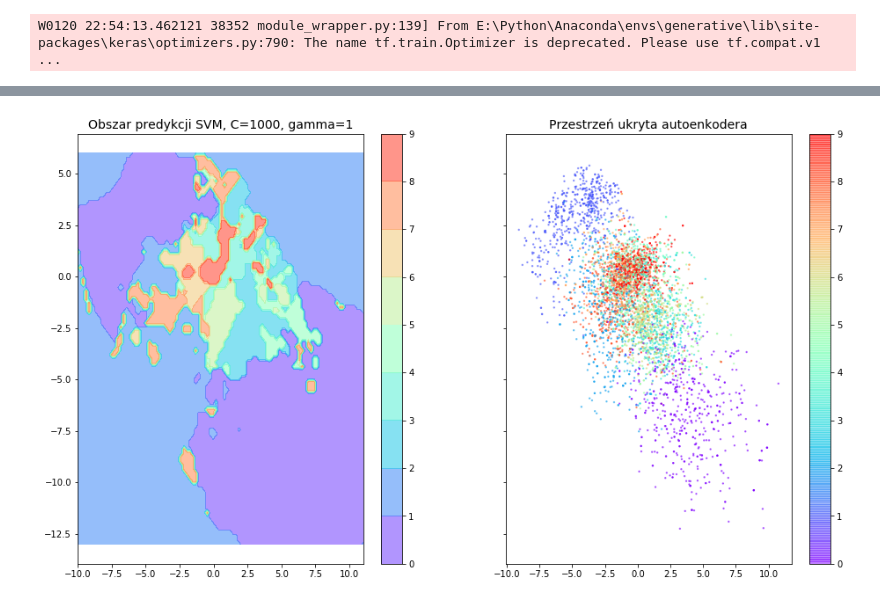
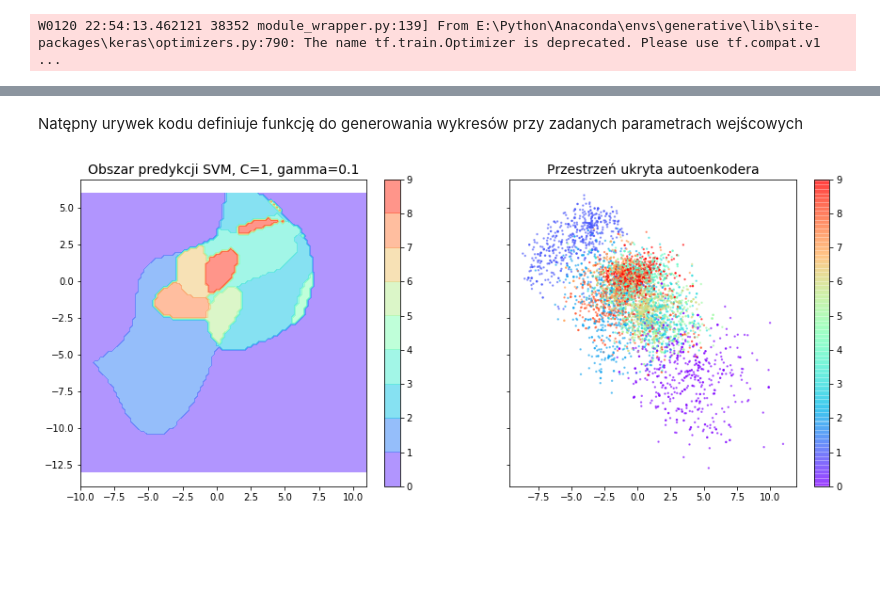
Before and after one commit to krisz17/latent_layer_SVM_classifier, a Jupyter notebook: SVM.ipynb, the cells around one changed output, grey strips where cells are left out. Drawn from its saved outputs; the diff is of its cells as text; code cells hidden in the pictures; blank space fills up the shorter version.

Commit message:
finalna wersja kodu do budowy modelu SVC

```diff
--- a/SVM.ipynb
+++ b/SVM.ipynb
@@ -181,15 +198,0 @@ for i in range(grid_size**2):
-# %%
-import numpy as np
-import matplotlib.pyplot as plt
-import matplotlib as mpl
-from matplotlib.colors import ListedColormap, LinearSegmentedColormap
-
-x0s = np.linspace(-10, 10, 100)
-x1s = np.linspace(-12.5, 5, 100)
-x0, x1 = np.meshgrid(x0s, x1s)
-X = np.c_[x0.ravel(), x1.ravel()]
-
-y_pred = clf.predict(X).reshape(x0.shape)
-y_decision = clf.decision_function(X).reshape(x0.shape)
-plt.contourf(x0, x1, y_pred, cmap=plt.cm.brg, alpha=0.2)
-plt.contourf(x0, x1, y_decision, cmap=plt.cm.brg, alpha=0.1)
@@ -216,3 +229,5 @@ SVC(C=100, decision_function_shape='ovo', gamma=5)
+# %% [markdown]
+Natępny urywek kodu definiuje funkcję do generowania wykresów przy zadanych parametrach wejścowych
 # %%
 def plot_comparitions(clf, axis, clf_par, z_points, example_labels):
     x0s = np.linspace(axis[0], axis[1], 100)
@@ -235,9 +251,11 @@ def plot_comparitions(clf, axis, clf_par, z_points, example_labels):
     plt.show()
 # %%
 # należy podmienic ovr na ovo bo to zmieniło się w ostatniej wersji na domyślna
-svm_model  = SVC(kernel='rbf', gamma = 1, C=1000, decision_function_shape='ovo')
+Cp = 1  #  0.001, 1000
+gammap=0.1 # 0.1, 1, 5
+svm_model  = SVC(kernel='rbf', gamma = gammap, C=Cp, decision_function_shape='ovo')
 svm_model.fit(X_svm, y_svm)
 
-plot_comparitions(svm_model, [-10.0, 11.0, -13.0, 6.0], [1000,1], z_points, example_labels)
+plot_comparitions(svm_model, [-10.0, 11.0, -13.0, 6.0], [Cp,gammap], z_points, example_labels)
 # %% [output]
-[figure, old version]
+[figure, new version]
```
Also changed, not shown: parts of 26 cells of this notebook.
